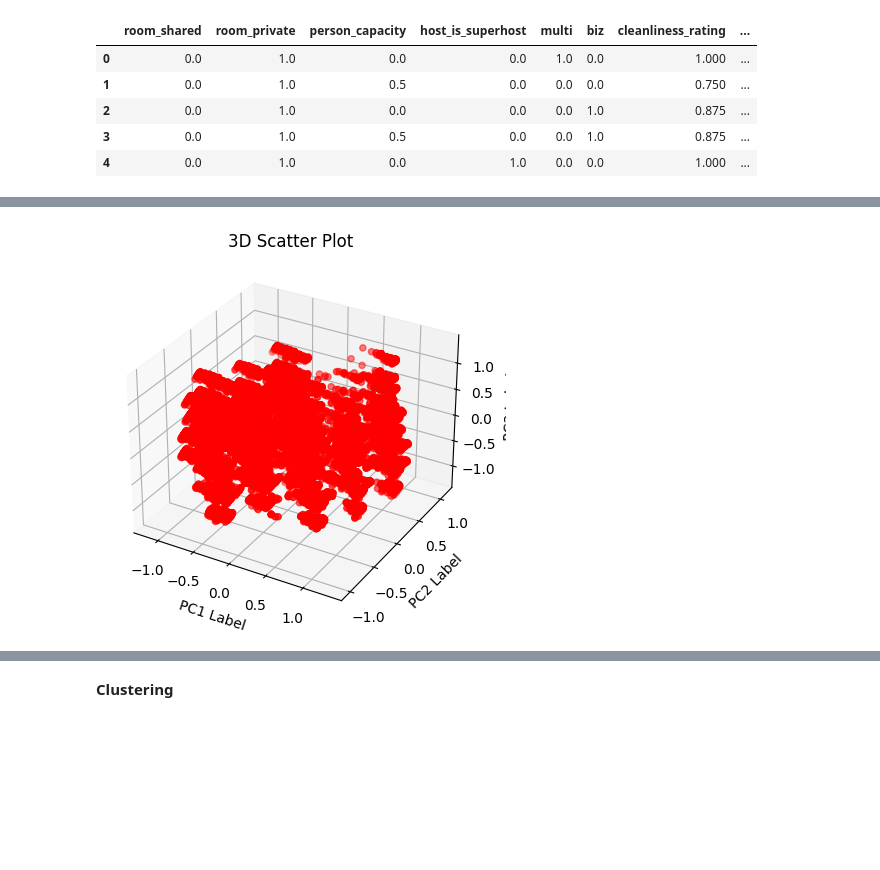
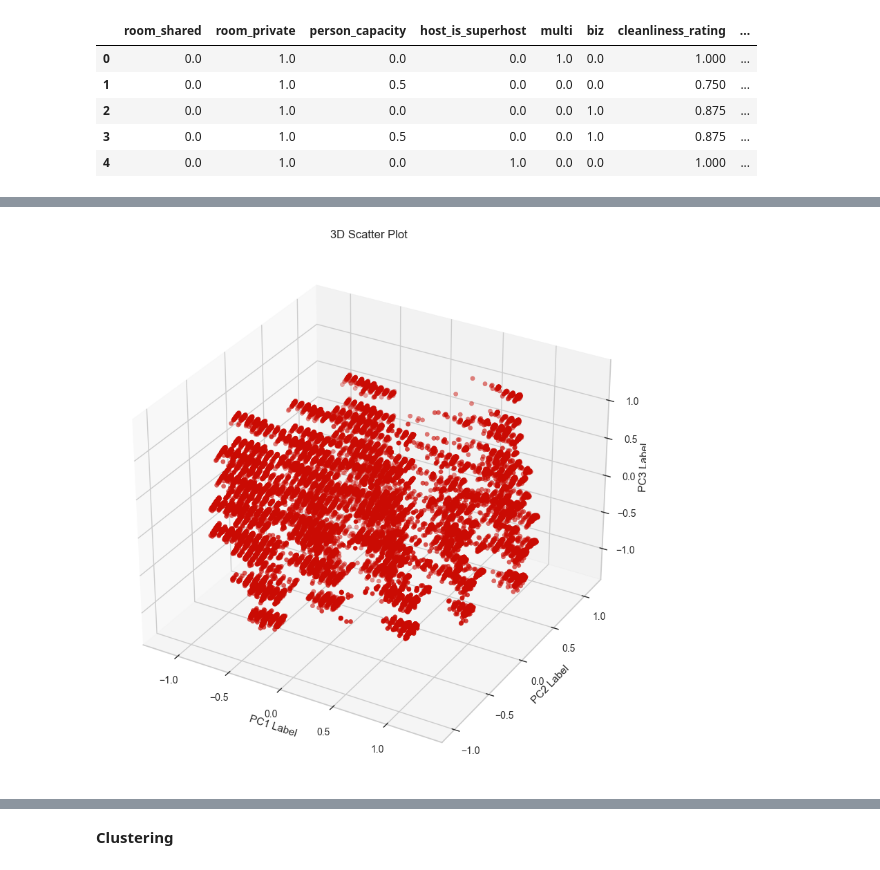
Before and after one commit to AlySemsem/ML_Project, a Jupyter notebook: ML_Project.ipynb, the cells around one changed output, grey strips where cells are left out. Cells and saved outputs as stored; diff of their text form; code cells hidden in the pictures; blank space fills up the shorter version.

```diff
--- a/ML_Project.ipynb
+++ b/ML_Project.ipynb
@@ -345,24 +345,24 @@ array([[<Axes: title={'center': 'PC1'}>, <Axes: title={'center': 'PC2'}>],
 # %%
 from mpl_toolkits.mplot3d import Axes3D
 
-fig = plt.figure()
+fig = plt.figure(figsize = (10, 10))
 ax = fig.add_subplot(111, projection='3d')
 
 # Scatter plot
 ax.scatter(df_2['PC1'], df_2['PC2'], df_2['PC3'], c='r', marker='o')
 
 # Set axis labels
 ax.set_xlabel('PC1 Label')
 ax.set_ylabel('PC2 Label')
 ax.set_zlabel('PC3 Label')
 
 # Set plot title
 plt.title('3D Scatter Plot')
 
 # Show the plot
 plt.show()
 # %% [output]
-[figure, old version]
+[figure, new version]
 # %%
 import seaborn as sns
 
```
Also changed, not shown: parts of 9 cells of this notebook.
